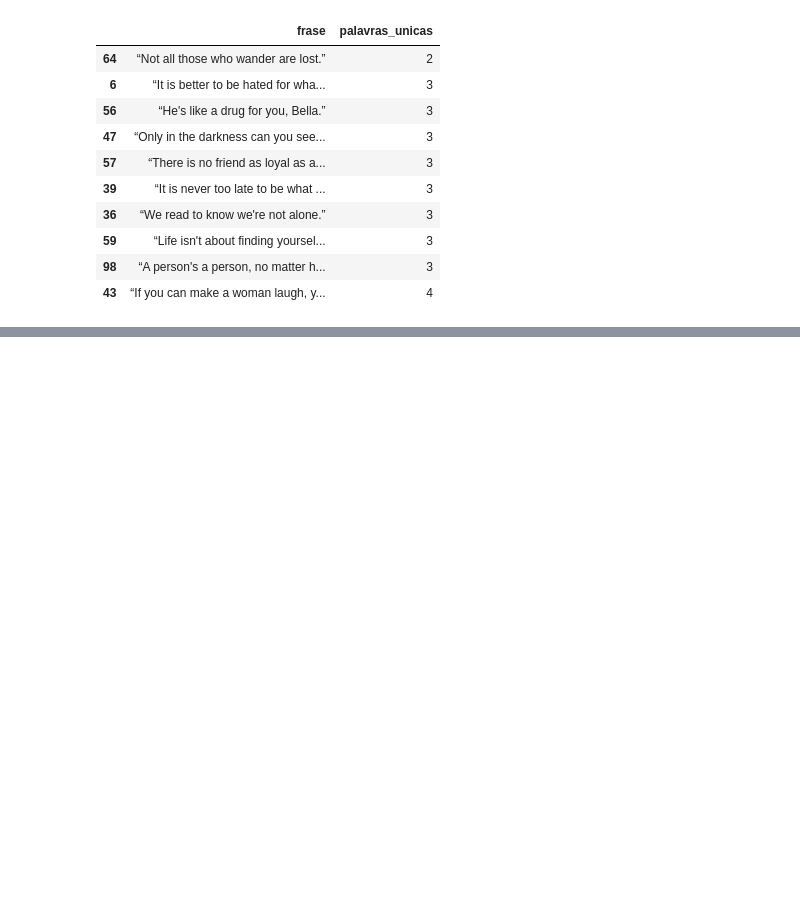
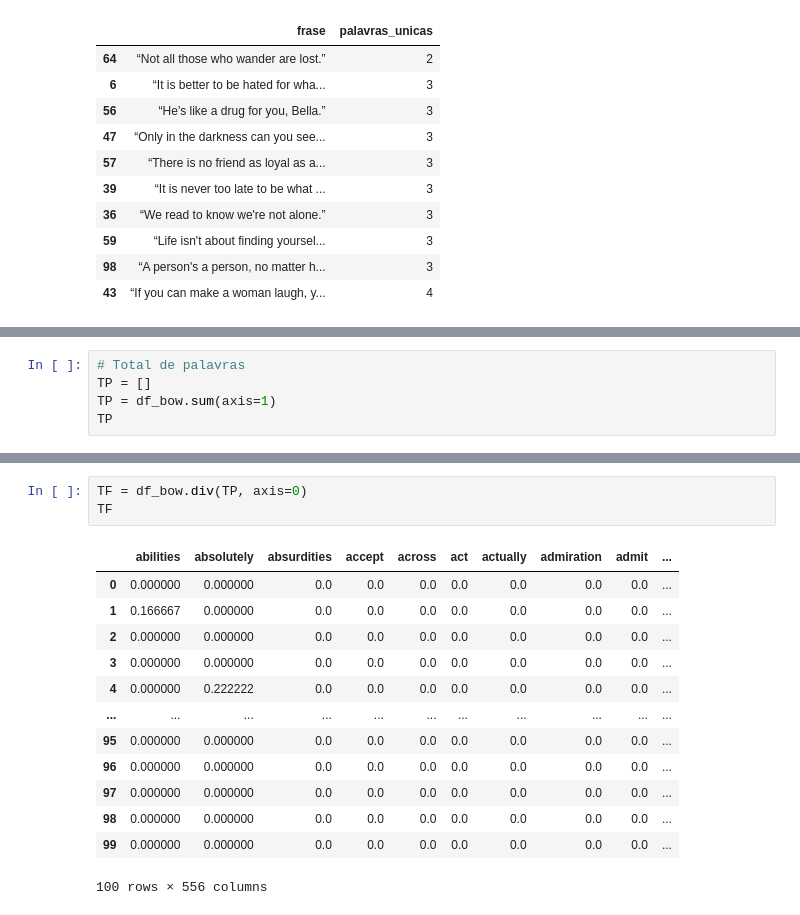
Before and after one commit to Isabela-Farina/Perspectiva_dados, a Jupyter notebook: PLN/introducao_pln.ipynb, the cells around one changed output, grey strips where cells are left out. Saved outputs shown, nothing was run; the diff lists cells and outputs as text; blank space fills up the shorter version.

```diff
--- a/PLN/introducao_pln.ipynb
+++ b/PLN/introducao_pln.ipynb
@@ -276,0 +333,5 @@ df_final[["frase", "palavras_unicas"]].sort_values("palavras_unicas", ascending=
+# %%
+# Total de palavras
+TP = []
+TP = df_bow.sum(axis=1)
+TP
@@ -276,0 +351,17 @@ df_final[["frase", "palavras_unicas"]].sort_values("palavras_unicas", ascending=
+# %%
+TF = df_bow.div(TP, axis=0)
+TF
+# %% [output]
+|  | abilities | absolutely | absurdities | accept | across | act | actually | admiration | admit | ... |
+| 0 | 0.000000 | 0.000000 | 0.0 | 0.0 | 0.0 | 0.0 | 0.0 | 0.0 | 0.0 | ... |
+| 1 | 0.166667 | 0.000000 | 0.0 | 0.0 | 0.0 | 0.0 | 0.0 | 0.0 | 0.0 | ... |
+| 2 | 0.000000 | 0.000000 | 0.0 | 0.0 | 0.0 | 0.0 | 0.0 | 0.0 | 0.0 | ... |
+| 3 | 0.000000 | 0.000000 | 0.0 | 0.0 | 0.0 | 0.0 | 0.0 | 0.0 | 0.0 | ... |
+| 4 | 0.000000 | 0.222222 | 0.0 | 0.0 | 0.0 | 0.0 | 0.0 | 0.0 | 0.0 | ... |
+| ... | ... | ... | ... | ... | ... | ... | ... | ... | ... | ... |
+| 95 | 0.000000 | 0.000000 | 0.0 | 0.0 | 0.0 | 0.0 | 0.0 | 0.0 | 0.0 | ... |
+| 96 | 0.000000 | 0.000000 | 0.0 | 0.0 | 0.0 | 0.0 | 0.0 | 0.0 | 0.0 | ... |
+| 97 | 0.000000 | 0.000000 | 0.0 | 0.0 | 0.0 | 0.0 | 0.0 | 0.0 | 0.0 | ... |
+| 98 | 0.000000 | 0.000000 | 0.0 | 0.0 | 0.0 | 0.0 | 0.0 | 0.0 | 0.0 | ... |
+| 99 | 0.000000 | 0.000000 | 0.0 | 0.0 | 0.0 | 0.0 | 0.0 | 0.0 | 0.0 | ... |
+100 rows × 556 columns
```
Also changed, not shown: parts of 13 cells of this notebook.
